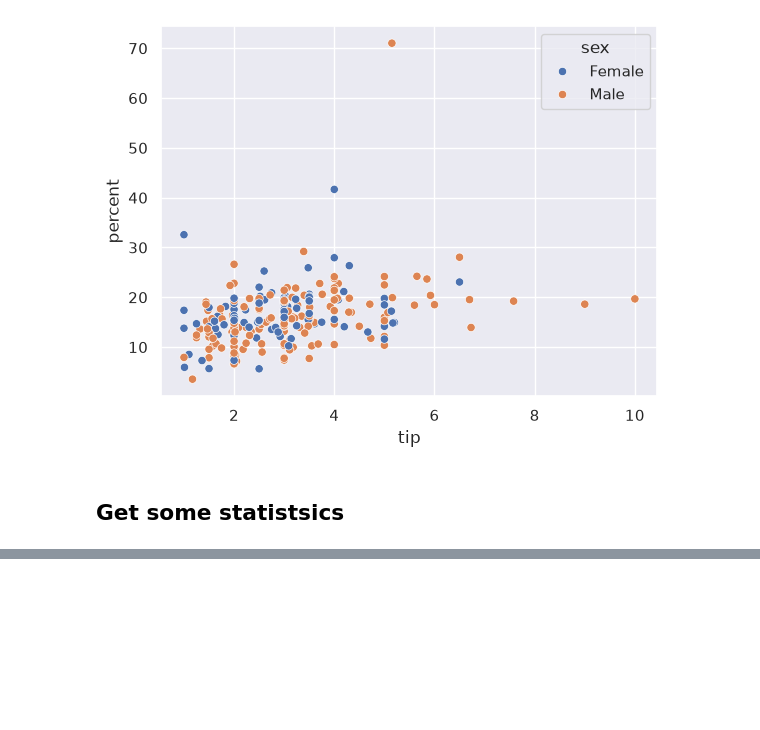
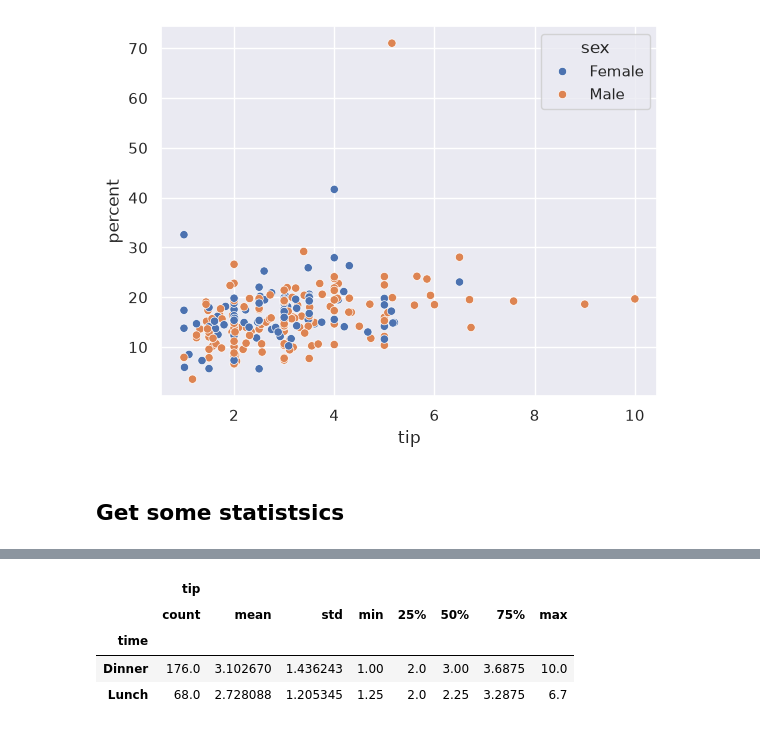
Before and after one commit to tgirier/intro-to-python-2ed, a Jupyter notebook: challenges/challenge_6_analysis.ipynb, the cells around one changed output, grey strips where cells are left out. Saved outputs shown, nothing was run; the diff lists cells and outputs as text; code cells hidden in the pictures; blank space fills up the shorter version.

```diff
--- a/challenges/challenge_6_analysis.ipynb
+++ b/challenges/challenge_6_analysis.ipynb
@@ -206,0 +228,8 @@ sb.scatterplot(x='tip', y='percent', hue='sex', data=df)
+# %%
+df[['time', 'tip']].groupby('time').describe()
+# %% [output]
+|  | tip |  |  |  |  |  |  |  |
+|  | count | mean | std | min | 25% | 50% | 75% | max |
+| time |  |  |  |  |  |  |  |  |
+| Dinner | 176.0 | 3.102670 | 1.436243 | 1.00 | 2.0 | 3.00 | 3.6875 | 10.0 |
+| Lunch | 68.0 | 2.728088 | 1.205345 | 1.25 | 2.0 | 2.25 | 3.2875 | 6.7 |
```
Also changed, not shown: parts of 5 cells of this notebook.
